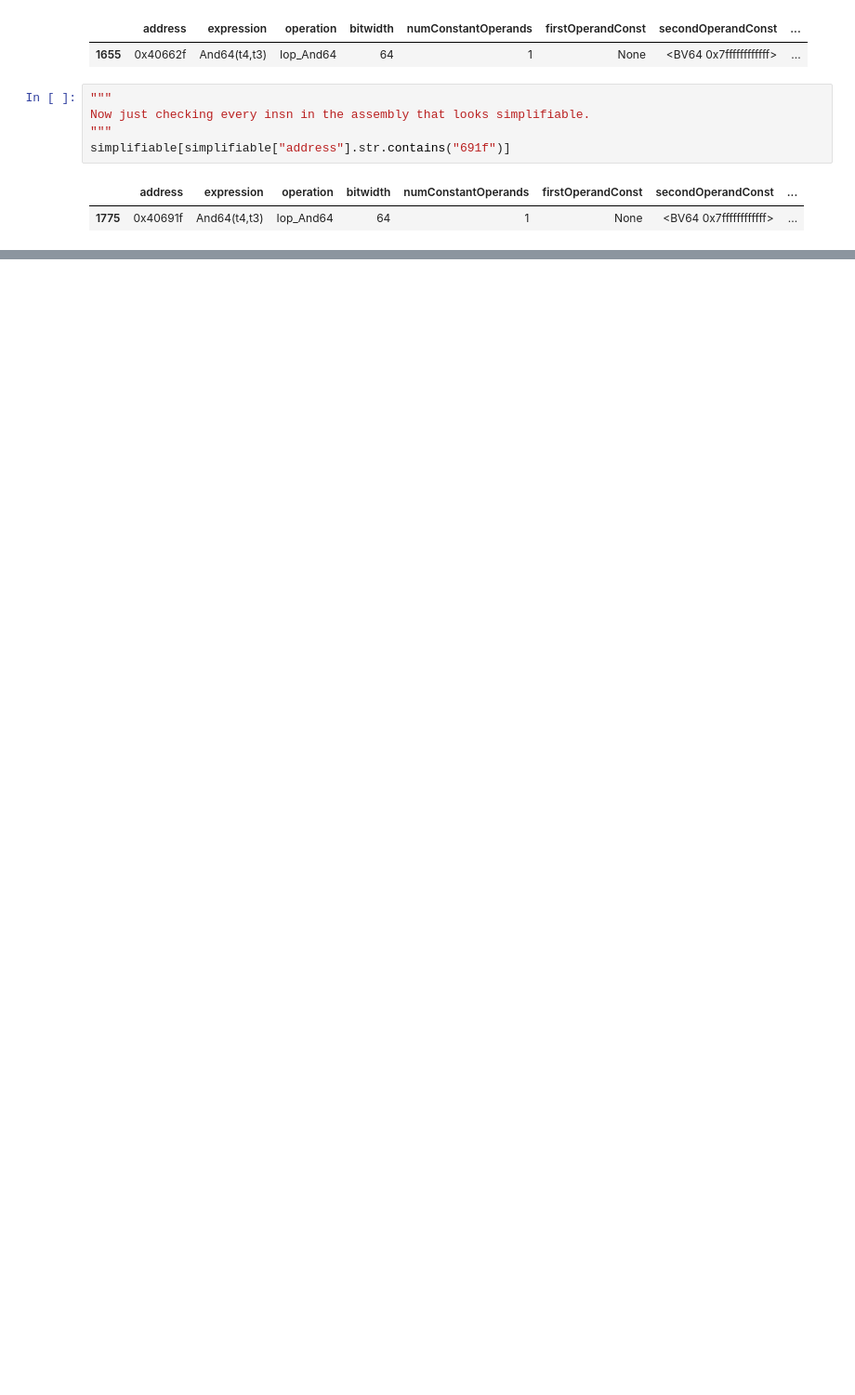
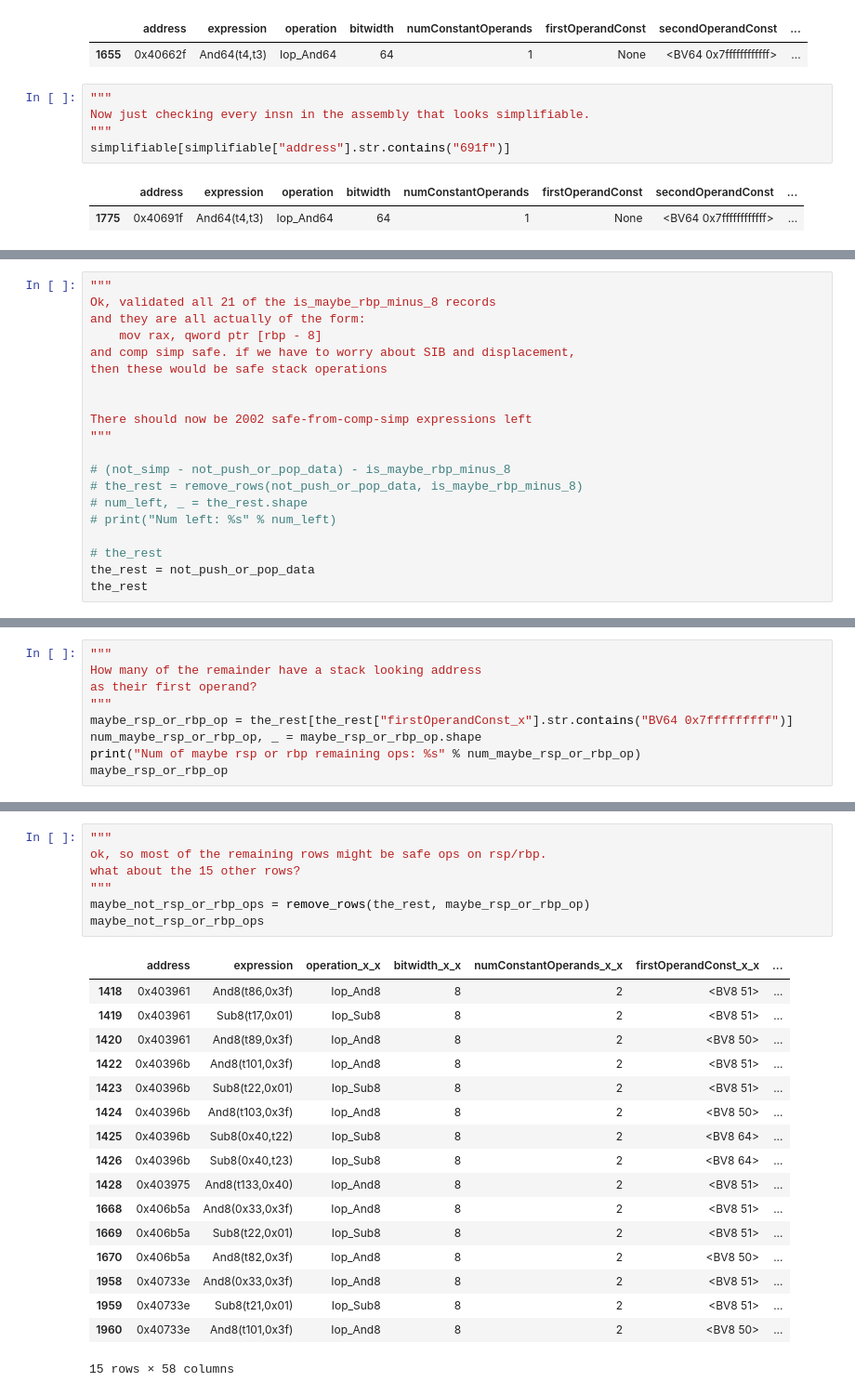
Before and after one commit to counter-optimization/checker, a Jupyter notebook: explore-comp-simp.ipynb, the cells around one changed output, grey strips where cells are left out. Shown: that part at 93% size. Saved outputs shown, nothing was run; the diff lists cells and outputs as text; blank space fills up the shorter version.

```diff
--- a/explore-comp-simp.ipynb
+++ b/explore-comp-simp.ipynb
@@ -249,0 +384,20 @@ simplifiable[simplifiable["address"].str.contains("691f")]
+# %%
+"""
+Ok, validated all 21 of the is_maybe_rbp_minus_8 records
+and they are all actually of the form:
+    mov	rax, qword ptr [rbp - 8]
+and comp simp safe. if we have to worry about SIB and displacement,
+then these would be safe stack operations
+
+
+There should now be 2002 safe-from-comp-simp expressions left
+"""
+
+# (not_simp - not_push_or_pop_data) - is_maybe_rbp_minus_8
+# the_rest = remove_rows(not_push_or_pop_data, is_maybe_rbp_minus_8)
+# num_left, _ = the_rest.shape
+# print("Num left: %s" % num_left)
+
+# the_rest
+the_rest = not_push_or_pop_data
+the_rest
@@ -249,0 +418,9 @@ simplifiable[simplifiable["address"].str.contains("691f")]
+# %%
+"""
+How many of the remainder have a stack looking address
+as their first operand?
+"""
+maybe_rsp_or_rbp_op = the_rest[the_rest["firstOperandConst_x"].str.contains("BV64 0x7fffffffff")]
+num_maybe_rsp_or_rbp_op, _ = maybe_rsp_or_rbp_op.shape
+print("Num of maybe rsp or rbp remaining ops: %s" % num_maybe_rsp_or_rbp_op)
+maybe_rsp_or_rbp_op
@@ -249,0 +469,25 @@ simplifiable[simplifiable["address"].str.contains("691f")]
+# %%
+"""
+ok, so most of the remaining rows might be safe ops on rsp/rbp.
+what about the 15 other rows?
+"""
+maybe_not_rsp_or_rbp_ops = remove_rows(the_rest, maybe_rsp_or_rbp_op)
+maybe_not_rsp_or_rbp_ops
+# %% [output]
+|  | address | expression | operation_x_x | bitwidth_x_x | numConstantOperands_x_x | firstOperandConst_x_x | ... |
+| 1418 | 0x403961 | And8(t86,0x3f) | Iop_And8 | 8 | 2 | <BV8 51> | ... |
+| 1419 | 0x403961 | Sub8(t17,0x01) | Iop_Sub8 | 8 | 2 | <BV8 51> | ... |
+| 1420 | 0x403961 | And8(t89,0x3f) | Iop_And8 | 8 | 2 | <BV8 50> | ... |
+| 1422 | 0x40396b | And8(t101,0x3f) | Iop_And8 | 8 | 2 | <BV8 51> | ... |
+| 1423 | 0x40396b | Sub8(t22,0x01) | Iop_Sub8 | 8 | 2 | <BV8 51> | ... |
+| 1424 | 0x40396b | And8(t103,0x3f) | Iop_And8 | 8 | 2 | <BV8 50> | ... |
+| 1425 | 0x40396b | Sub8(0x40,t22) | Iop_Sub8 | 8 | 2 | <BV8 64> | ... |
+| 1426 | 0x40396b | Sub8(0x40,t23) | Iop_Sub8 | 8 | 2 | <BV8 64> | ... |
+| 1428 | 0x403975 | And8(t133,0x40) | Iop_And8 | 8 | 2 | <BV8 51> | ... |
+| 1668 | 0x406b5a | And8(0x33,0x3f) | Iop_And8 | 8 | 2 | <BV8 51> | ... |
+| 1669 | 0x406b5a | Sub8(t22,0x01) | Iop_Sub8 | 8 | 2 | <BV8 51> | ... |
+| 1670 | 0x406b5a | And8(t82,0x3f) | Iop_And8 | 8 | 2 | <BV8 50> | ... |
+| 1958 | 0x40733e | And8(0x33,0x3f) | Iop_And8 | 8 | 2 | <BV8 51> | ... |
+| 1959 | 0x40733e | Sub8(t21,0x01) | Iop_Sub8 | 8 | 2 | <BV8 51> | ... |
+| 1960 | 0x40733e | And8(t101,0x3f) | Iop_And8 | 8 | 2 | <BV8 50> | ... |
+15 rows × 58 columns
```
Also changed, not shown: parts of 15 cells of this notebook, 3 other files.
